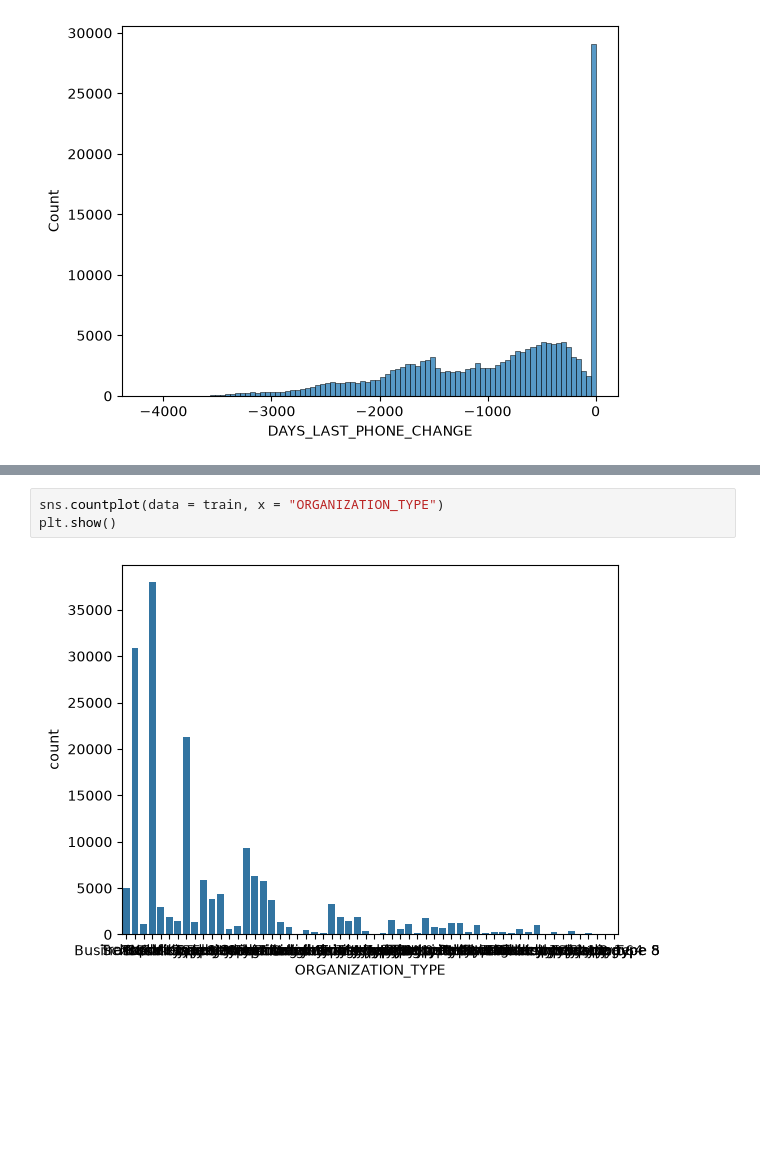
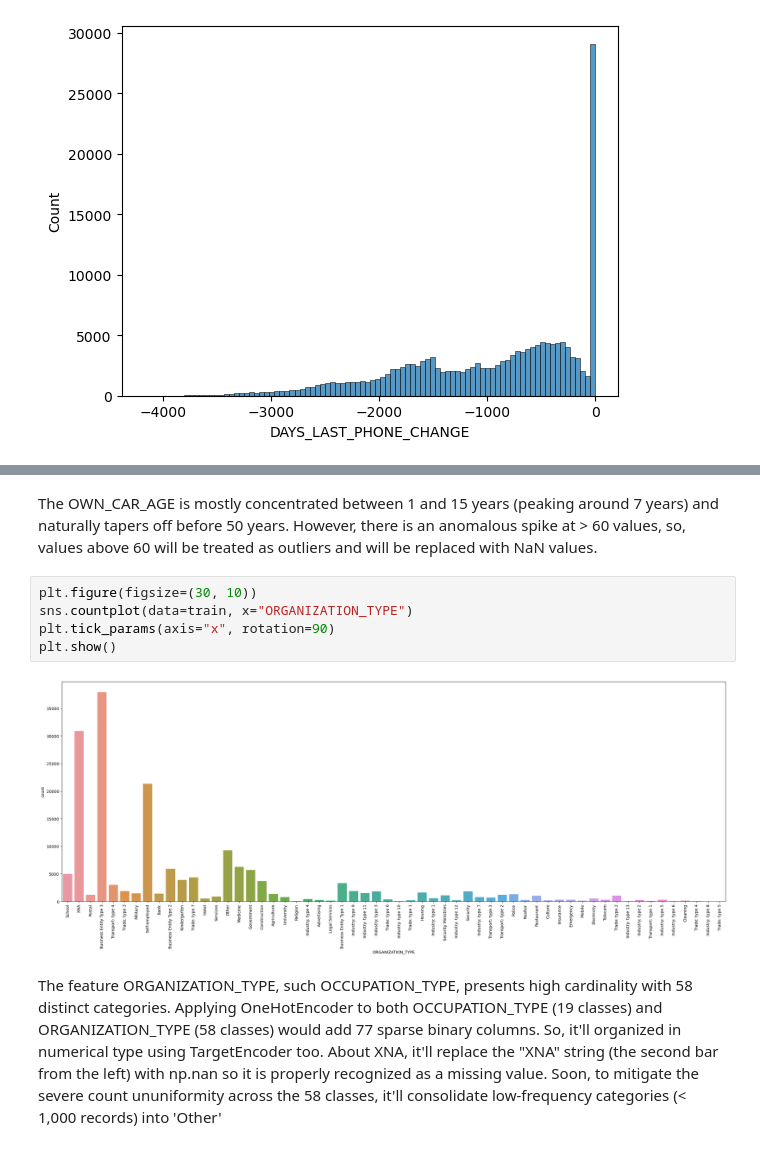
Before and after one commit to PauloLucena2022/home-credit-default-risk, a Jupyter notebook: eda_bank.ipynb, the cells around one changed output, grey strips where cells are left out. Drawn from its saved outputs; the diff is of its cells as text; blank space fills up the shorter version.

```diff
--- a/eda_bank.ipynb
+++ b/eda_bank.ipynb
@@ -319,8 +375,14 @@ plt.show()
+# %% [markdown]
+The OWN_CAR_AGE is mostly concentrated between 1 and 15 years (peaking around 7 years) and naturally tapers off before 50 years. However, there is an anomalous spike at > 60 values, so, values above 60 will be treated as outliers and will be replaced with NaN values.
 # %%
-sns.countplot(data = train, x = "ORGANIZATION_TYPE")
+plt.figure(figsize=(30, 10))
+sns.countplot(data=train, x="ORGANIZATION_TYPE")
+plt.tick_params(axis="x", rotation=90)
 plt.show()
 # %% [output]
-[figure, old version]
+[figure, new version]
+# %% [markdown]
+The feature ORGANIZATION_TYPE, such OCCUPATION_TYPE, presents high cardinality with 58 distinct categories. Applying OneHotEncoder to both OCCUPATION_TYPE (19 classes) and ORGANIZATION_TYPE (58 classes) would add 77 sparse binary columns. So, it'll organized in numerical type using TargetEncoder too. About XNA, it'll replace the "XNA" string (the second bar from the left) with np.nan so it is properly recognized as a missing value. Soon, to mitigate the severe count ununiformity across the 58 classes, it'll consolidate low-frequency categories (< 1,000 records) into 'Other'
 # %%
 sns.countplot(data = train, x = "REGION_RATING_CLIENT")
 plt.show()
```
Also changed, not shown: parts of 36 cells of this notebook.
